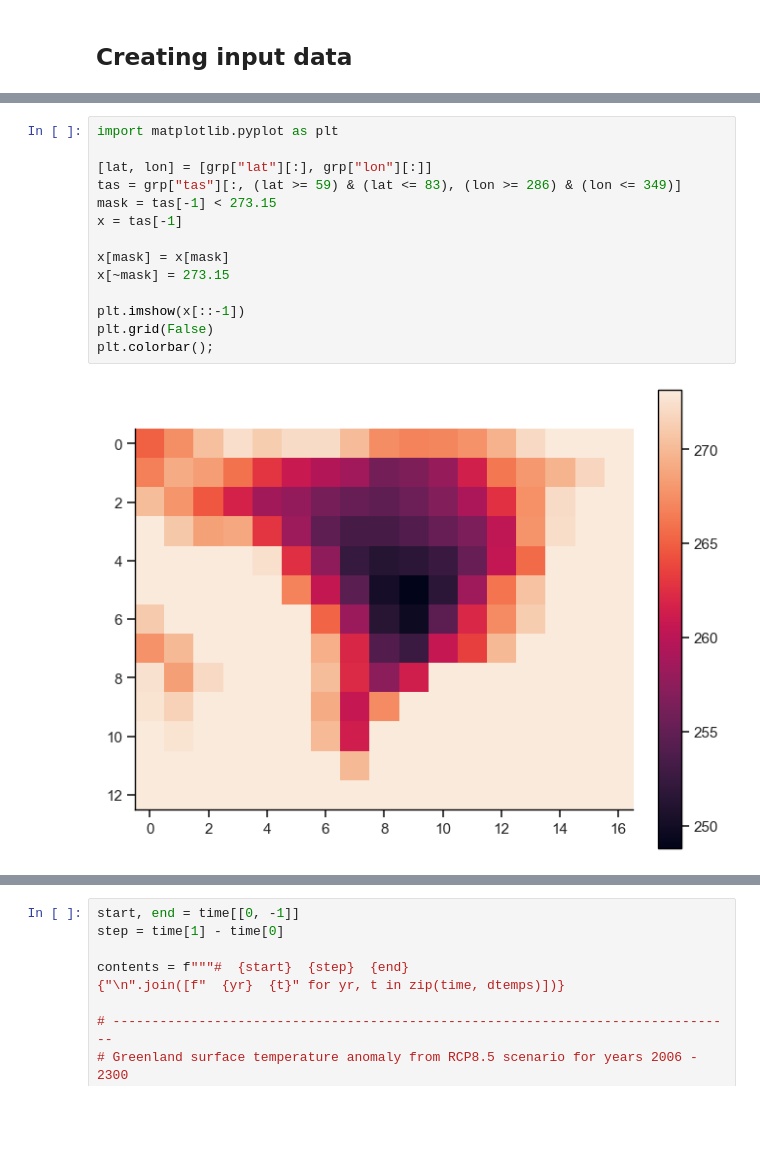
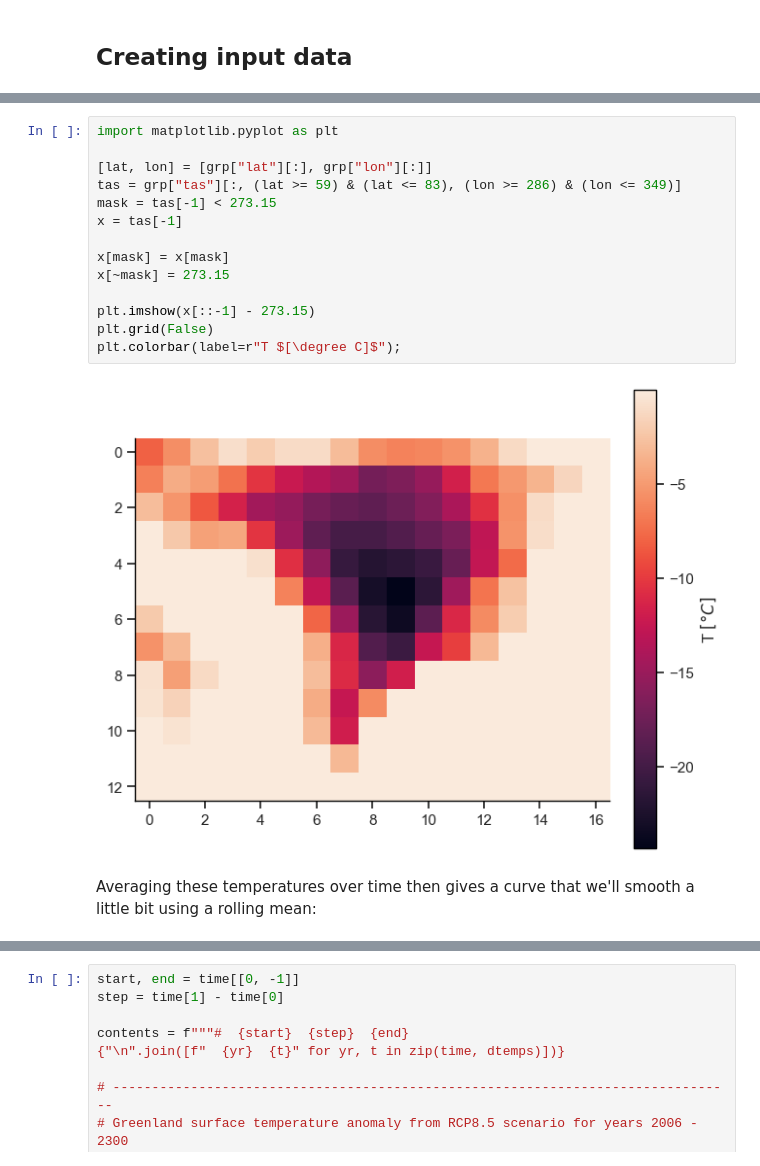
Before and after one commit to Pocket-titan/jelmar, a Jupyter notebook: content/notebooks/simulating_ice.ipynb, the cells around one changed output, grey strips where cells are left out. Saved outputs shown, nothing was run; the diff lists cells and outputs as text; blank space fills up the shorter version.

```diff
--- a/content/notebooks/simulating_ice.ipynb
+++ b/content/notebooks/simulating_ice.ipynb
@@ -161,19 +165,21 @@ This translates to lat: [59, 83], lon: [286, 349]
 # %%
 import matplotlib.pyplot as plt
 
 [lat, lon] = [grp["lat"][:], grp["lon"][:]]
 tas = grp["tas"][:, (lat >= 59) & (lat <= 83), (lon >= 286) & (lon <= 349)]
 mask = tas[-1] < 273.15
 x = tas[-1]
 
 x[mask] = x[mask]
 x[~mask] = 273.15
 
-plt.imshow(x[::-1])
+plt.imshow(x[::-1] - 273.15)
 plt.grid(False)
-plt.colorbar();
+plt.colorbar(label=r"T $[\degree C]$");
 # %% [output]
-[figure, old version]
+[figure, new version]
+# %% [markdown]
+Averaging these temperatures over time then gives a curve that we'll smooth a little bit using a rolling mean:
 # %%
 temps = np.mean(np.asarray(tas[:, mask]), axis=-1)
 print(f"temps = {temps}")
```
Also changed, not shown: parts of 38 cells of this notebook, 22 other files.
